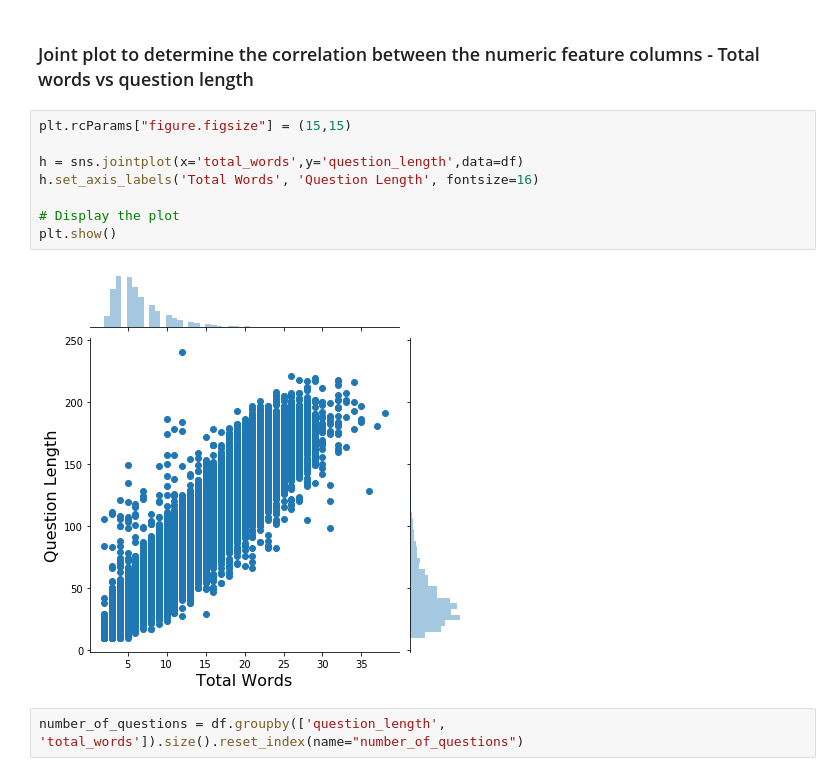
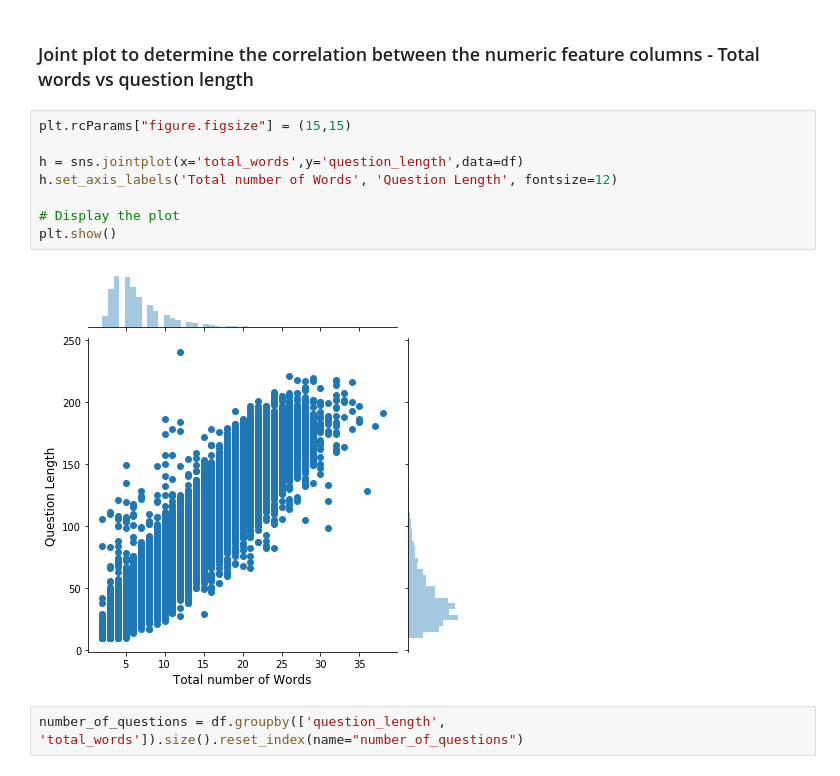
Before and after one commit to shalin4788/Springboard-Do-not-refer-, a Jupyter notebook: Capstone Two/EDA_Quora Insincere Capstone Data.ipynb, the cells around one changed output. Saved outputs shown, nothing was run; the diff lists cells and outputs as text.

```diff
--- a/Capstone Two/EDA_Quora Insincere Capstone Data.ipynb
+++ b/Capstone Two/EDA_Quora Insincere Capstone Data.ipynb
@@ -189,13 +191,13 @@ plt.show()
 # %%
 plt.rcParams["figure.figsize"] = (15,15)
 
 h = sns.jointplot(x='total_words',y='question_length',data=df)
-h.set_axis_labels('Total Words', 'Question Length', fontsize=16)
+h.set_axis_labels('Total number of Words', 'Question Length', fontsize=12)
 
 # Display the plot
 plt.show()
 # %% [output]
-[figure, old version]
+[figure, new version]
 # %%
 number_of_questions = df.groupby(['question_length', 'total_words']).size().reset_index(name="number_of_questions")
 # %%
```
Also changed, not shown: parts of 1 cell of this notebook.
